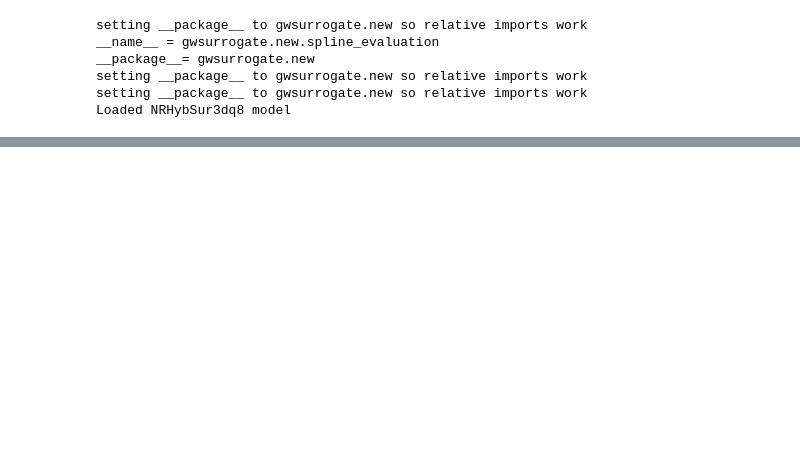
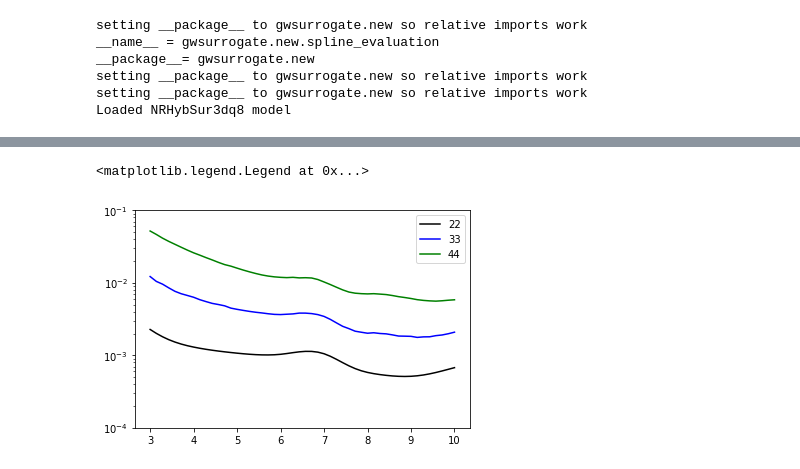
Before and after one commit to BlackHolePerturbationToolkit/BHPTNRSurrogate, a Jupyter notebook: tutorials/BHPTNRSur1dq1e4/comparison_BHPTNRSur1dq1e4_NRHybSur3dq8.ipynb, the cells around one changed output, grey strips where cells are left out. Saved outputs shown, nothing was run; the diff lists cells and outputs as text; code cells hidden in the pictures; blank space fills up the shorter version.

```diff
--- a/tutorials/BHPTNRSur1dq1e4/comparison_BHPTNRSur1dq1e4_NRHybSur3dq8.ipynb
+++ b/tutorials/BHPTNRSur1dq1e4/comparison_BHPTNRSur1dq1e4_NRHybSur3dq8.ipynb
@@ -84,0 +116,11 @@ for mode in modelist:
+# %%
+# compute error in each mode -- These are the values CalE_{IMR} shown in each figure
+for mode in modelist:
+    tmp = gwtools.mismatch.mathcal_E_error_from_mode_list(h_nr_aligned[mode],h_bhpt_aligned[mode])
+    print("mode (%i, %i) error = %f"%(mode[0],mode[1], tmp))
+
+# compute error in each mode weighted by full multi-modal norm (Eq 21; https://arxiv.org/pdf/1701.00550.pdf)
+# This shows that an error of 0.026 in the (4,4) mode (see above) is alternatively understood as an
+# error of 4e-5 then we consider the full waveform in the time-domain.
+relative_mode_errors = gwtools.mismatch.mathcal_E_mode_contributions_from_mode_dict(h_nr_aligned,h_bhpt_aligned)
+pprint.pprint(relative_mode_errors)
@@ -121,0 +181,35 @@ plt.show()
+# %%
+from tqdm import tqdm
+
+qs = np.linspace(3,10,50)
+mode_errors = {(2,2):[],(3,3):[],(4,4):[]}
+
+for q in tqdm(qs):
+
+    # Evaluate the NRHybSur3dq8 model
+    tnr, h_NRHybSur3dq8 = generate_nrsur(q_input=q)
+
+    # remove the (2,0) and (3,0) modes from NRHybSur3dq8 (these are not included in the BHPTNRSur1dq1e4 model)
+    h_NRHybSur3dq8.pop((2,0))
+    h_NRHybSur3dq8.pop((3,0))
+
+    # Evaluate the BHPTNRSur1dq1e4 model for NRHybSur3dq8's modes
+    tsur, h_BHPTKSur = bhptsur.generate_surrogate(q=q, modes=h_NRHybSur3dq8.keys(), calibrated=True, neg_modes=False)
+
+    # multi-modal match
+    [errors_before_min, errors_after_min], [tc, phic], [common_times,h_bhpt_aligned,h_nr_aligned] = \
+                            minimize_norm_error_multi_mode(tsur, h_BHPTKSur, tnr, h_NRHybSur3dq8, mode_list=None, ell_m_match=(2,2),\
+                                    t_low_adj=0,t_up_adj=0,method='nelder-mead')
+    for mode in modelist:
+        mode_errors[mode].append( gwtools.mismatch.mathcal_E_error_from_mode_list(h_nr_aligned[mode],h_bhpt_aligned[mode]) )
+# %%
+# IMR errors for different modes as a function of mass ratio
+# This figure can be compared with figure 7 (https://arxiv.org/pdf/2204.01972.pdf)
+plt.semilogy(qs,mode_errors[(2,2)],'k',label='22')
+plt.semilogy(qs,mode_errors[(3,3)],'b',label='33')
+plt.semilogy(qs,mode_errors[(4,4)],'g',label='44')
+plt.ylim([1e-4,1e-1])
+plt.legend()
+# %% [output]
+<matplotlib.legend.Legend at 0x...>
+[figure, added]
```
Also changed, not shown: parts of 14 cells of this notebook, 2 other files.
